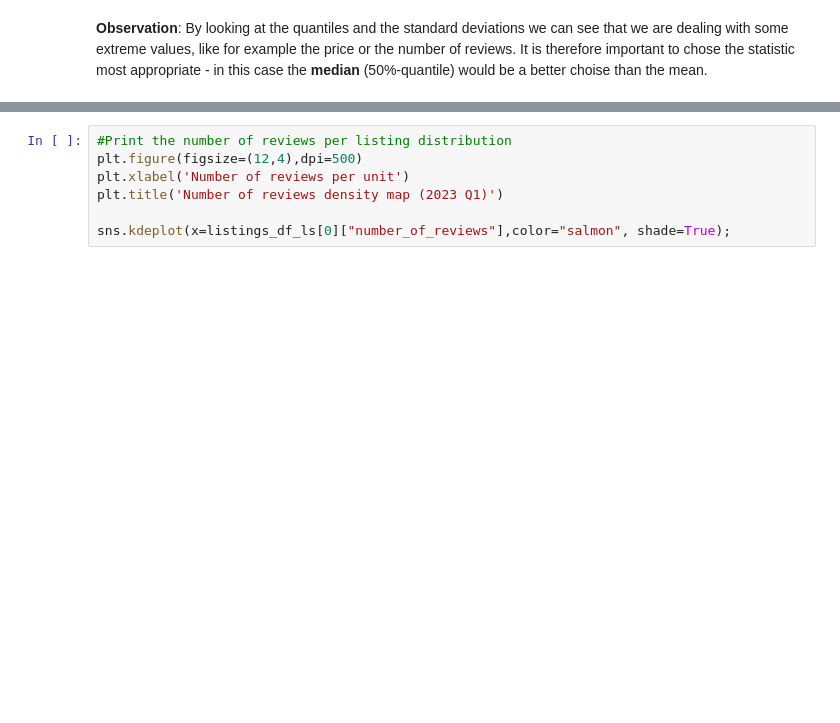
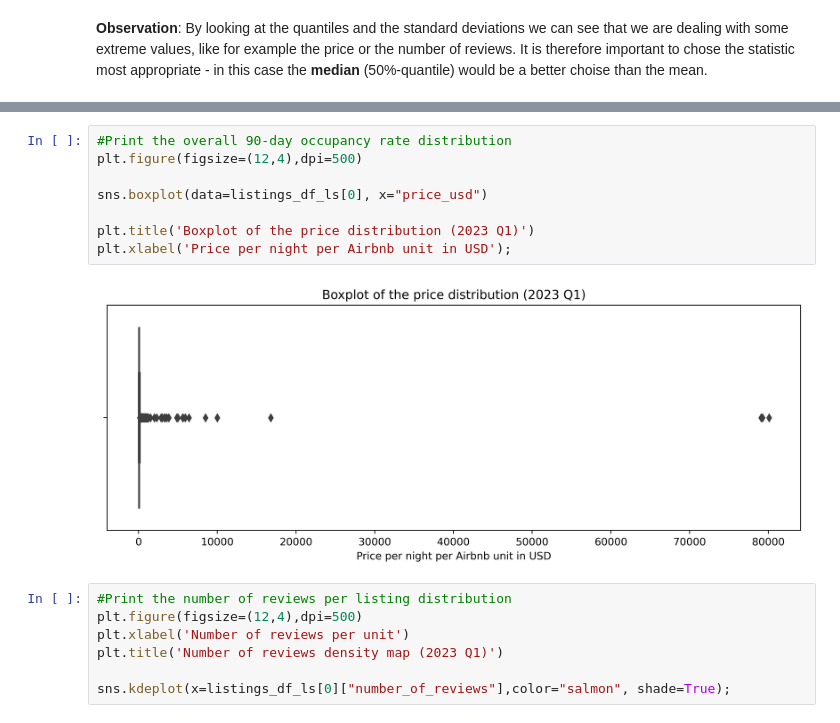
Before and after one commit to bruno-f7s/portfolio, a Jupyter notebook: airbnb-porto-2023/airbnb-porto-2023-eda.ipynb, the cells around one changed output, grey strips where cells are left out. Saved outputs shown, nothing was run; the diff lists cells and outputs as text; blank space fills up the shorter version.

```diff
--- a/airbnb-porto-2023/airbnb-porto-2023-eda.ipynb
+++ b/airbnb-porto-2023/airbnb-porto-2023-eda.ipynb
@@ -447,3 +455,13 @@ sns.kdeplot(x=listings_df_ls[0]["price_usd"],color="salmon", shade=True);
+# %%
+#Print the overall 90-day occupancy rate distribution
+plt.figure(figsize=(12,4),dpi=500)
+
+sns.boxplot(data=listings_df_ls[0], x="price_usd")
+
+plt.title('Boxplot of the price distribution (2023 Q1)')
+plt.xlabel('Price per night per Airbnb unit in USD');
+# %% [output]
+[figure, added]
 # %%
 #Print the number of reviews per listing distribution
 plt.figure(figsize=(12,4),dpi=500)
```
Also changed, not shown: parts of 23 cells of this notebook.
